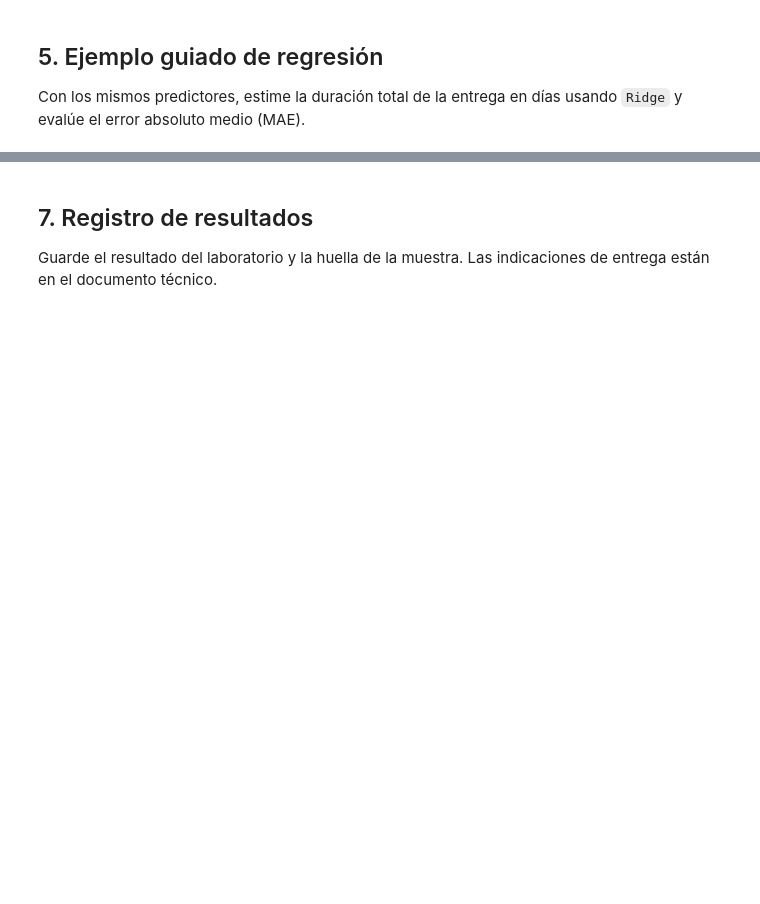
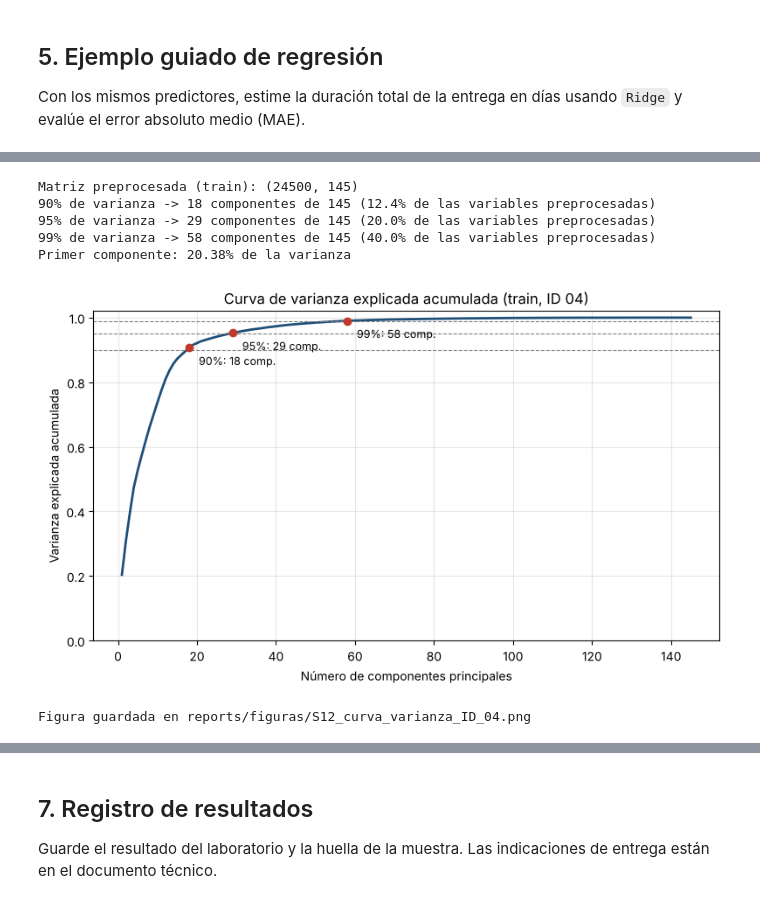
Before and after one commit to samfuhny/Data-Analitycs, a Jupyter notebook: S12_ML_Challenge (1).ipynb, the cells around one changed output, grey strips where cells are left out. Drawn from its saved outputs; the diff is of its cells as text; code cells hidden in the pictures; blank space fills up the shorter version.

```diff
--- a/S12_ML_Challenge (1).ipynb
+++ b/S12_ML_Challenge (1).ipynb
@@ -460,3 +518,21 @@ assert np.isclose(costo_fp_fn, 8 * fp_ver + 35 * fn_ver), (
 print('Autoverificación superada.')
 # %% [output]
 Autoverificación superada.
+# %%
+from sklearn.base import clone
+# Comparación de ponderación de clases (Actividad 1): mismo pipeline, solo cambia class_weight.
+filas_cw = []
+for opcion in [None, 'balanced']:
+    m_cw = make_pipeline(clone(preprocesamiento),
+                         LogisticRegression(class_weight=opcion, max_iter=1000, random_state=semilla))
+    m_cw.fit(X_train, y_train)
+    p_cw = m_cw.predict(X_valid)
+    tn_c, fp_c, fn_c, tp_c = confusion_matrix(y_valid, p_cw).ravel()
+    filas_cw.append({'class_weight': str(opcion),
+                     'accuracy': accuracy_score(y_valid, p_cw),
+                     'precision': precision_score(y_valid, p_cw, zero_division=0),
+                     'recall': recall_score(y_valid, p_cw, zero_division=0),
+                     'f1': f1_score(y_valid, p_cw, zero_division=0),
+                     'roc_auc': roc_auc_score(y_valid, m_cw.predict_proba(X_valid)[:, 1]),
+                     'FP': fp_c, 'FN': fn_c, 'costo_brl': 8 * fp_c + 35 * fn_c})
+display(pd.DataFrame(filas_cw).set_index('class_weight').round(4))
@@ -486,0 +576,49 @@ MAE regresión: 0.0 días
+# %%
+from sklearn.base import clone
+from sklearn.decomposition import PCA
+import matplotlib.pyplot as plt
+
+FIG_DIR = Path('reports/figuras')
+FIG_DIR.mkdir(parents=True, exist_ok=True)
+
+# PCA no admite matrices dispersas: se fuerza salida densa en el preprocesamiento.
+prep_denso = clone(preprocesamiento).set_params(sparse_threshold=0)
+Z_train = prep_denso.fit_transform(X_train)
+print('Matriz preprocesada (train):', Z_train.shape)
+
+pca_completo = PCA(random_state=semilla).fit(Z_train)
+var_acum = np.cumsum(pca_completo.explained_variance_ratio_)
+
+# Mismo criterio de sklearn: primer k con varianza acumulada > umbral
+umbrales = [0.90, 0.95, 0.99]
+n_comp = {u: int(np.searchsorted(var_acum, u, side='right') + 1) for u in umbrales}
+n_total = Z_train.shape[1]
+for u, k in n_comp.items():
+    print(f'{int(u*100)}% de varianza -> {k} componentes de {n_total} '
+          f'({100*k/n_total:.1f}% de las variables preprocesadas)')
+print(f'Primer componente: {100*pca_completo.explained_variance_ratio_[0]:.2f}% de la varianza')
+
+fig, ax = plt.subplots(figsize=(8, 4.8))
+ax.plot(np.arange(1, n_total + 1), var_acum, color='#1f4e79', lw=2)
+for u, k in n_comp.items():
+    ax.axhline(u, color='gray', ls='--', lw=0.8)
+    ax.plot(k, var_acum[k-1], 'o', color='#c0392b')
+    ax.annotate(f'{int(u*100)}%: {k} comp.', (k, var_acum[k-1]),
+                textcoords='offset points', xytext=(8, -14), fontsize=9)
+ax.set_xlabel('Número de componentes principales')
+ax.set_ylabel('Varianza explicada acumulada')
+ax.set_title(f'Curva de varianza explicada acumulada (train, ID {identificador})')
+ax.set_ylim(0, 1.02); ax.grid(alpha=0.3)
+fig.tight_layout()
+ruta_curva = FIG_DIR / f'S12_curva_varianza_ID_{identificador}.png'
+fig.savefig(ruta_curva, dpi=150)
+plt.show()
+print('Figura guardada en', ruta_curva)
+# %% [output]
+Matriz preprocesada (train): (24500, 145)
+90% de varianza -> 18 componentes de 145 (12.4% de las variables preprocesadas)
+95% de varianza -> 29 componentes de 145 (20.0% de las variables preprocesadas)
+99% de varianza -> 58 componentes de 145 (40.0% de las variables preprocesadas)
+Primer componente: 20.38% de la varianza
+[figure, added]
+Figura guardada en reports/figuras/S12_curva_varianza_ID_04.png
```
Also changed, not shown: parts of 25 cells of this notebook.
